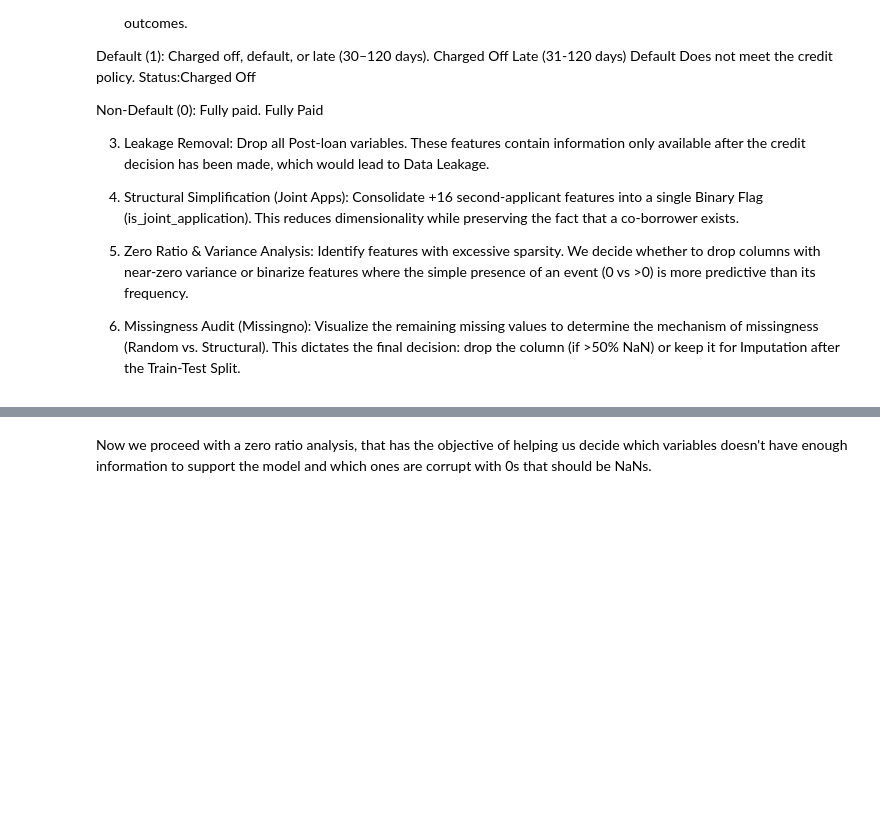
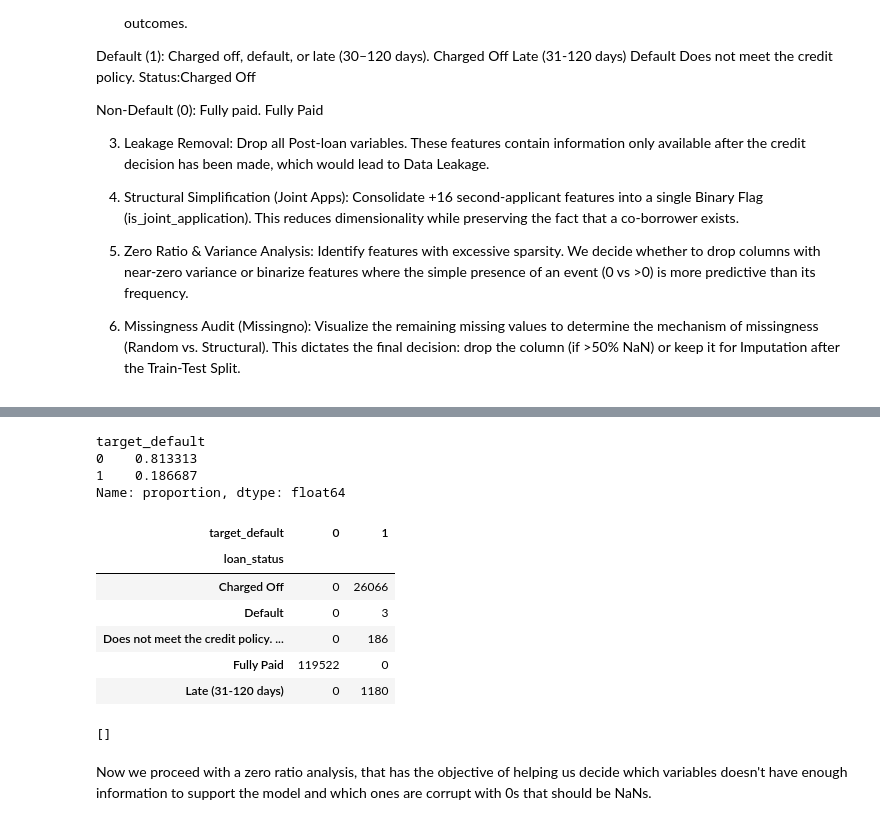
Before and after one commit to 4GeeksAcademy/final_project_creditscoring, a Jupyter notebook: notebooks/EDA.ipynb, the cells around one changed output, grey strips where cells are left out. Saved outputs shown, nothing was run; the diff lists cells and outputs as text; code cells hidden in the pictures; blank space fills up the shorter version.

Commit message:
target def and filterng

```diff
--- a/notebooks/EDA.ipynb
+++ b/notebooks/EDA.ipynb
@@ -441,25 +447,64 @@ df_backup = df.copy()
+# %%
+default_statuses = [
+    "Charged Off",
+    "Default",
+    "Late (31-120 days)",
+    "Does not meet the credit policy. Status:Charged Off"
+]
+
+non_default_statuses = [
+    "Fully Paid"
+]
+# %%
+df_target = df[
+    df["loan_status"].isin(default_statuses + non_default_statuses)
+].copy()
+# %%
+df_target["target_default"] = df_target["loan_status"].apply(
+    lambda x: 1 if x in default_statuses else 0
+)
+# %%
+df_target["target_default"].value_counts(normalize=True)
+# %% [output]
+target_default
+0    0.813313
+1    0.186687
+Name: proportion, dtype: float64
+# %%
+pd.crosstab(df_target["loan_status"], df_target["target_default"])
+# %% [output]
+| target_default | 0 | 1 |
+| loan_status |  |  |
+| Charged Off | 0 | 26066 |
+| Default | 0 | 3 |
+| Does not meet the credit policy. ... | 0 | 186 |
+| Fully Paid | 119522 | 0 |
+| Late (31-120 days) | 0 | 1180 |
 # %%
-# Function to inspect unique values and their prevalence
-def inspect_categories(dataframe, column_list):
-    """
-    Prints frequency and percentage distribution for categorical features.
-    """
-    for col in column_list:
-        print(f"\n--- Feature: {col.upper()} ---")
+# # Function to inspect unique values and their prevalence
+# def inspect_categories(dataframe, column_list):
+#     """
+#     Prints frequency and percentage distribution for categorical features.
+#     """
+#     for col in column_list:
+#         print(f"\n--- Feature: {col.upper()} ---")
 
-        counts = dataframe[col].value_counts(dropna=False)
-        percentages = dataframe[col].value_counts(dropna=False, normalize=True) * 100
+#         counts = dataframe[col].value_counts(dropna=False)
+#         percentages = dataframe[col].value_counts(dropna=False, normalize=True) * 100
 
-        summary = pd.DataFrame({
-            'Count': counts,
-            'Percentage (%)': percentages.round(2)
-        })
+#         summary = pd.DataFrame({
+#             'Count': counts,
+#             'Percentage (%)': percentages.round(2)
+#         })
 
-        print(summary)
-        print("-" * 30)
+#         print(summary)
+#         print("-" * 30)
 
-target_cols = analysis_dict.get('other', [])
-inspect_categories(df, target_cols)
+# target_cols = analysis_dict.get('loan_status', [])
+# inspect_categories(df, target_cols)
+# print(target_cols)
+# %% [output]
+[]
 # %% [markdown]
 Now we proceed with a zero ratio analysis, that has the objective of helping us decide which variables doesn't have enough information to support the model and which ones are corrupt with 0s that should be NaNs.
 # %%
```
Also changed, not shown: parts of 6 cells of this notebook.
